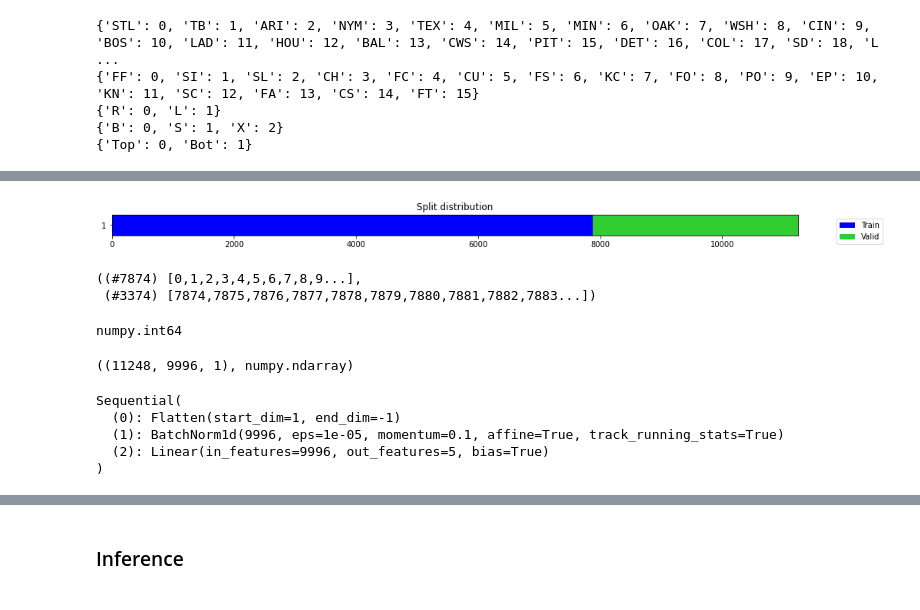
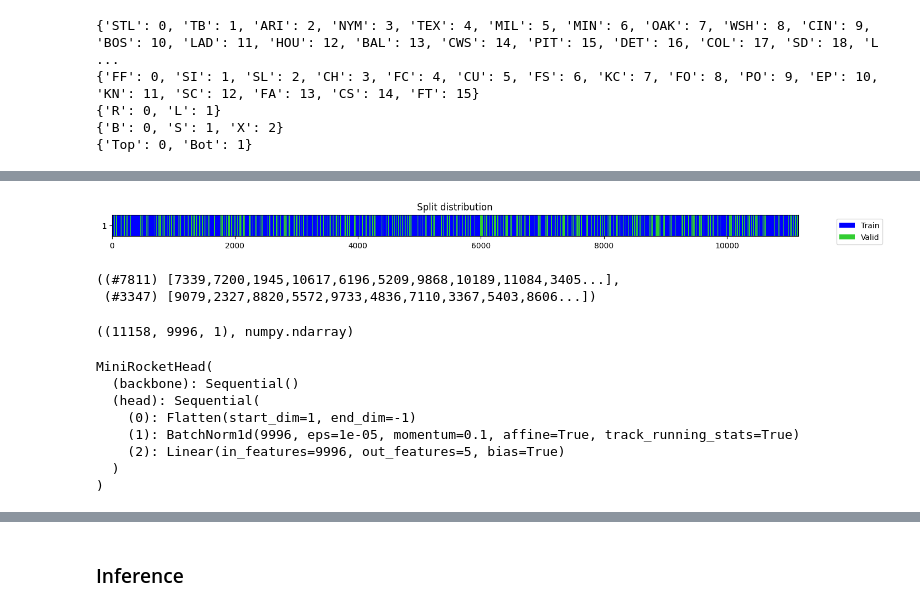
Before and after one commit to Steelfenix/Thesis, a Jupyter notebook: v1.ipynb, the cells around one changed output, grey strips where cells are left out. Cells and saved outputs as stored; diff of their text form; code cells hidden in the pictures.

```diff
--- a/v1.ipynb
+++ b/v1.ipynb
@@ -39,7 +49,7 @@ columns = [
 def download():
     path = './full-sample.csv'
     if not os.path.isfile(path):
-        data = statcast(start_dt='2015-01-01', end_dt='2022-12-31')
+        data = statcast(start_dt='2020-01-01', end_dt='2022-12-31')
         data.to_csv('full-sample.csv', index=False)
     data = pd.read_csv(path, usecols=columns)
     data = data[data['pitch_type'].notna()]
@@ -50,6 +60,11 @@ def is_nan_to_bool(value):
     if pd.isna(value):
         return False
     return True
+
+def is_nan_to_zero(value):
+    if pd.isna(value):
+        return 0
+    return value
 
 def swap_dictionary_key_values(dictonary):
     return {v: k for k, v in dictonary.items()}
@@ -86,9 +101,9 @@ def load_dictionaries():
 
 data = download()
 
-data['on_3b'] = data['on_3b'].apply(is_nan_to_bool)
-data['on_2b'] = data['on_2b'].apply(is_nan_to_bool)
-data['on_1b'] = data['on_1b'].apply(is_nan_to_bool)
+#data['on_3b'] = data['on_3b'].apply(is_nan_to_bool)
+#data['on_2b'] = data['on_2b'].apply(is_nan_to_bool)
+#data['on_1b'] = data['on_1b'].apply(is_nan_to_bool)
 data = data.iloc[::-1]
 
 teams_dict, pitch_types_dict, p_throws_dict, result_types_dict, inning_topbot_dict = load_dictionaries()
@@ -166,8 +173,8 @@ data = pd.read_csv('essential-columns.csv')
 #data['away_team'] = data['away_team'].apply(lambda x: teams_dict[x])
 data['pitch_type'] = data['pitch_type'].apply(lambda x: pitch_types_dict[x])
 #data['p_throws'] = data['p_throws'].apply(lambda x: p_throws_dict[x])
-data['type'] = data['type'].apply(lambda x: result_types_dict[x])
-data['inning_topbot'] = data['inning_topbot'].apply(lambda x: inning_topbot_dict[x])
+#data['type'] = data['type'].apply(lambda x: result_types_dict[x])
+#data['inning_topbot'] = data['inning_topbot'].apply(lambda x: inning_topbot_dict[x])
 # %%
 data.head(25)
 # %% [output]
@@ -253,7 +305,19 @@ teams_dict, pitch_types_dict, p_throws_dict, result_types_dict, inning_topbot_di
 {'Top': 0, 'Bot': 1}
 # %%
 test_df = pd.read_csv('./pitchers/645261.csv')
-test_df.on_3b = test_df.on_3b.replace({True: 1, False: 0})
-test_df.on_2b = test_df.on_2b.replace({True: 1, False: 0})
-test_df.on_1b = test_df.on_1b.replace({True: 1, False: 0})
-X, y = df_to_X_y2(test_df, 'pitch_type', 10)
+#test_df.on_3b = test_df.on_3b.replace({True: 1, False: 0})
+#test_df.on_2b = test_df.on_2b.replace({True: 1, False: 0})
+#test_df.on_1b = test_df.on_1b.replace({True: 1, False: 0})
+#X, y = df_to_X_y2V2(test_df, 'pitch_type', 100)
+#test_df.head()
+# %%
+reducer = umap.UMAP()
+dto = test_df.drop('pitch_type', axis='columns')
+embedding = reducer.fit_transform(dto)
+embedding.shape
+
+df = pd.DataFrame(data = embedding,
+                  columns = ['v1', 'v2'])
+df['pitch_type'] = test_df['pitch_type']
+X, y = df_to_X_y2V2(df, 'pitch_type', 100)
+X.shape
@@ -260,7 +335,7 @@ X, y = df_to_X_y2(test_df, 'pitch_type', 10)
 # %%
-splits = get_splits(y, valid_size=.3, stratify=True, random_state=23, shuffle=False)
+splits = get_splits(y, valid_size=.3, stratify=True, random_state=231, shuffle=True)
 splits
 # %% [output]
-[figure, old version]
+[figure, new version]
-((#7874) [0,1,2,3,4,5,6,7,8,9...],
- (#3374) [7874,7875,7876,7877,7878,7879,7880,7881,7882,7883...])
+((#7811) [7339,7200,1945,10617,6196,5209,9868,10189,11084,3405...],
+ (#3347) [9079,2327,8820,5572,9733,4836,7110,3367,5403,8606...])
@@ -270,17 +342,12 @@ splits
-# %%
-X_train = X[splits[0]]
-type(X_train[0][0][0])
-# %% [output]
-numpy.int64
 # %%
 mrf = MiniRocketFeatures(X.shape[1], X.shape[2]).to(device)
 X_train = X[splits[0]]
 X_train = torch.from_numpy(X_train).float().to(device)
 mrf.fit(X_train)
-X_feat = get_minirocket_features(torch.from_numpy(X).float().to(device), mrf, chunksize=20, to_np=True)
+X_feat = get_minirocket_features(torch.from_numpy(X).float().to(device), mrf, to_np=True)
 X_feat.shape, type(X_feat)
 # %% [output]
-((11248, 9996, 1), numpy.ndarray)
+((11158, 9996, 1), numpy.ndarray)
 # %%
 PATH = Path("./models/MRF.pt")
 PATH.parent.mkdir(parents=True, exist_ok=True)
@@ -293,12 +360,15 @@ dls = get_ts_dls(X_feat, y, splits=splits, tfms=tfms, batch_tfms=batch_tfms)
 
 # model is a linear classifier Head
 model = build_ts_model(MiniRocketHead, dls=dls)
-model.head
+model
 # %% [output]
-Sequential(
-  (0): Flatten(start_dim=1, end_dim=-1)
-  (1): BatchNorm1d(9996, eps=1e-05, momentum=0.1, affine=True, track_running_stats=True)
-  (2): Linear(in_features=9996, out_features=5, bias=True)
+MiniRocketHead(
+  (backbone): Sequential()
+  (head): Sequential(
+    (0): Flatten(start_dim=1, end_dim=-1)
+    (1): BatchNorm1d(9996, eps=1e-05, momentum=0.1, affine=True, track_running_stats=True)
+    (2): Linear(in_features=9996, out_features=5, bias=True)
+  )
 )
 # %%
 # Using tsai/fastai, create DataLoaders for the features in X_feat.
```
Also changed, not shown: parts of 17 cells of this notebook, 2 other files.
